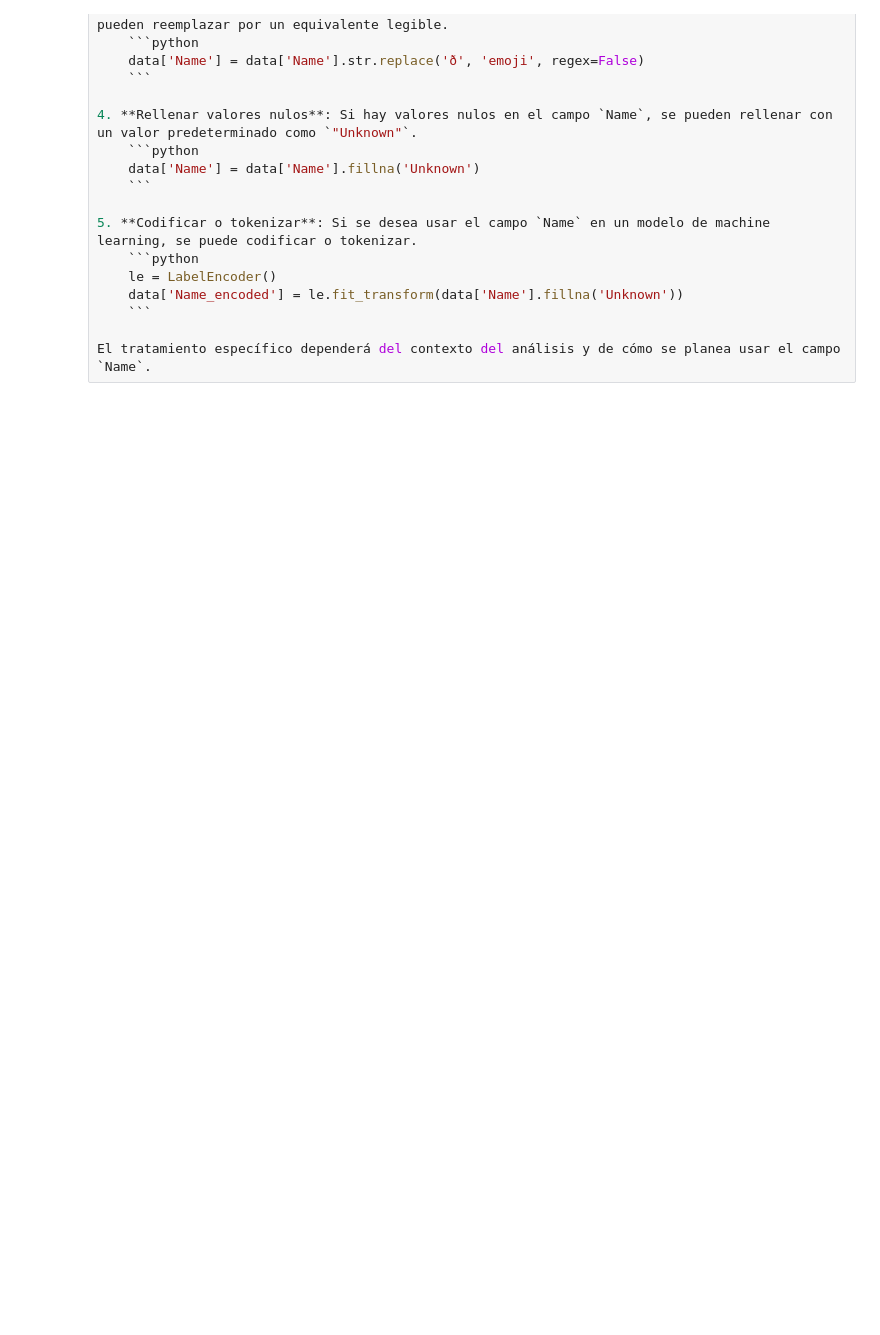
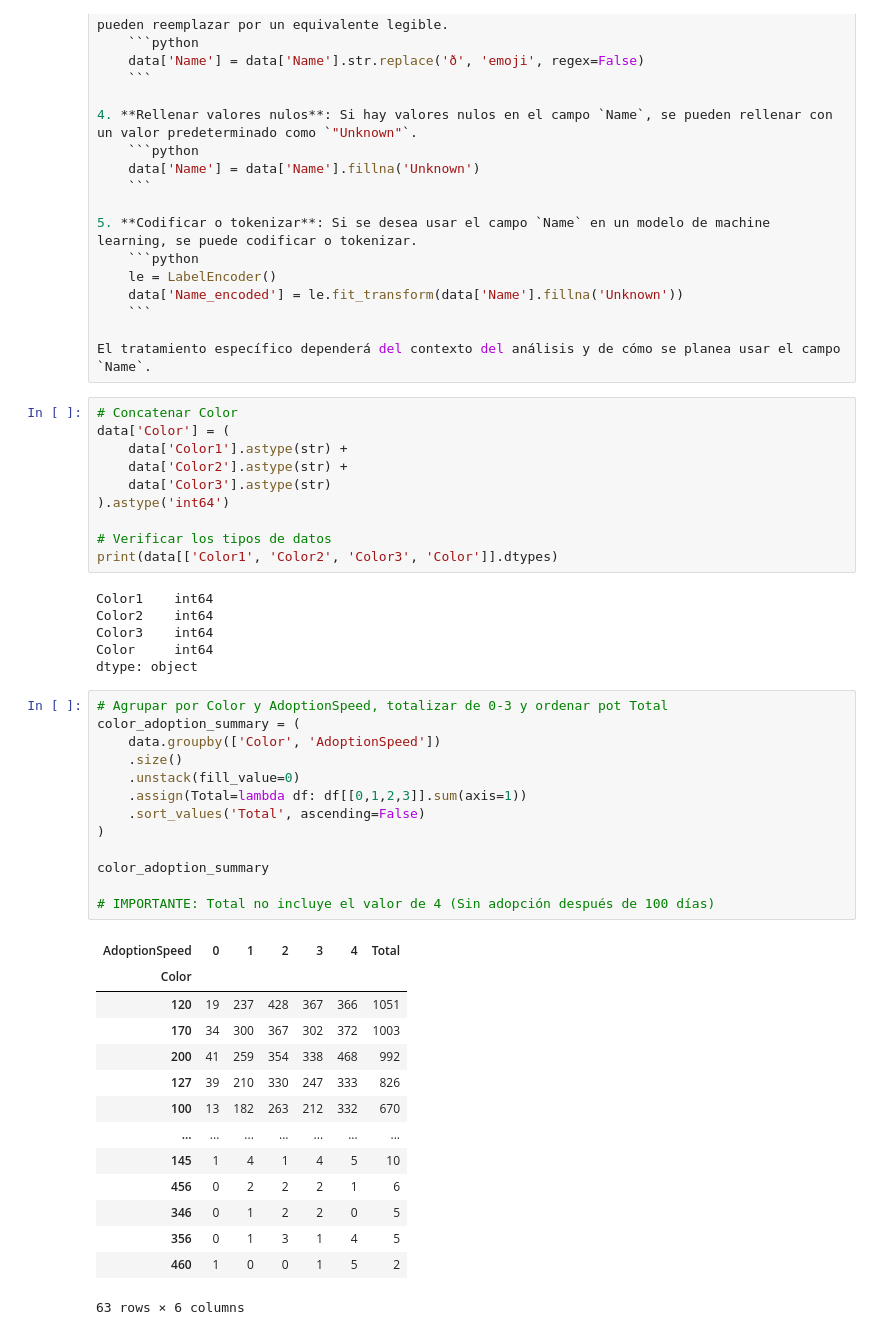
Before and after one commit to AraneoA/UA_MDM_Labo2, a Jupyter notebook: notebooks/preprocessing/analisis_procesm_nulls.ipynb, the cells around one changed output. Drawn from its saved outputs; the diff is of its cells as text; blank space fills up the shorter version.

````diff
--- a/notebooks/preprocessing/analisis_procesm_nulls.ipynb
+++ b/notebooks/preprocessing/analisis_procesm_nulls.ipynb
@@ -289,3 +289,47 @@ Para el campo `Name`, que contiene caracteres especiales, se pueden aplicar los
     ```
 
 El tratamiento específico dependerá del contexto del análisis y de cómo se planea usar el campo `Name`.
+# %%
+# Concatenar Color
+data['Color'] = (
+    data['Color1'].astype(str) +
+    data['Color2'].astype(str) +
+    data['Color3'].astype(str)
+).astype('int64')
+
+# Verificar los tipos de datos
+print(data[['Color1', 'Color2', 'Color3', 'Color']].dtypes)
+# %% [output]
+Color1    int64
+Color2    int64
+Color3    int64
+Color     int64
+dtype: object
+# %%
+# Agrupar por Color y AdoptionSpeed, totalizar de 0-3 y ordenar pot Total
+color_adoption_summary = (
+    data.groupby(['Color', 'AdoptionSpeed'])
+    .size()
+    .unstack(fill_value=0)
+    .assign(Total=lambda df: df[[0,1,2,3]].sum(axis=1))
+    .sort_values('Total', ascending=False)
+)
+
+color_adoption_summary
+
+# IMPORTANTE: Total no incluye el valor de 4 (Sin adopción después de 100 días)
+# %% [output]
+| AdoptionSpeed | 0 | 1 | 2 | 3 | 4 | Total |
+| Color |  |  |  |  |  |  |
+| 120 | 19 | 237 | 428 | 367 | 366 | 1051 |
+| 170 | 34 | 300 | 367 | 302 | 372 | 1003 |
+| 200 | 41 | 259 | 354 | 338 | 468 | 992 |
+| 127 | 39 | 210 | 330 | 247 | 333 | 826 |
+| 100 | 13 | 182 | 263 | 212 | 332 | 670 |
+| ... | ... | ... | ... | ... | ... | ... |
+| 145 | 1 | 4 | 1 | 4 | 5 | 10 |
+| 456 | 0 | 2 | 2 | 2 | 1 | 6 |
+| 346 | 0 | 1 | 2 | 2 | 0 | 5 |
+| 356 | 0 | 1 | 3 | 1 | 4 | 5 |
+| 460 | 1 | 0 | 0 | 1 | 5 | 2 |
+63 rows × 6 columns
````
Also changed, not shown: parts of 6 cells of this notebook.
